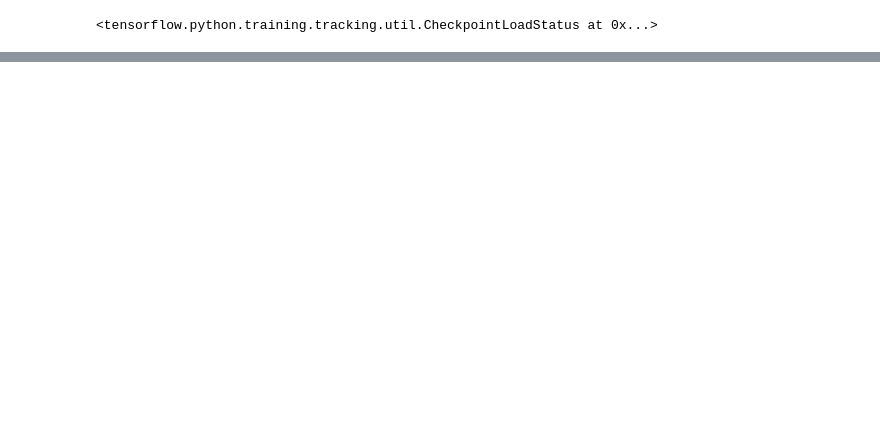
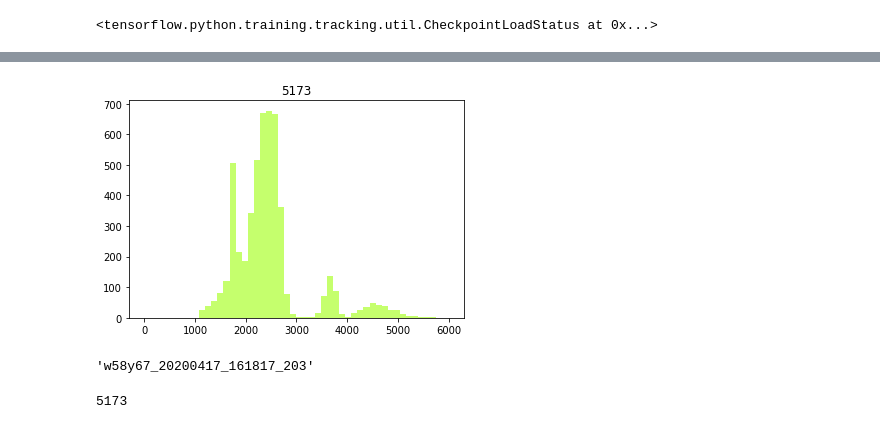
Before and after one commit to yebiny/Songbird-clusturing, a Jupyter notebook: 4-TSNE.ipynb, the cells around one changed output, grey strips where cells are left out. Cells and saved outputs as stored; diff of their text form; code cells hidden in the pictures; blank space fills up the shorter version.

```diff
--- a/4-TSNE.ipynb
+++ b/4-TSNE.ipynb
@@ -86,0 +9,2 @@ array([[[ 71,  44, 123],
+# %%
+load_dir = 'train_result/train_5/'
@@ -243,0 +121,16 @@ plot_group(x_test, y_pred, idx, save = save_path)
+# %%
+plt.title( len(y_test))
+plt.hist(y_test[:,2], range=(0,6000), bins=50, color = c_base, alpha=0.7)
+plt.savefig('%s/lenth'%load_dir)
+plt.show()
+# %% [output]
+[figure, added]
+# %%
+idx = 0
+y_name[y_test[:,0][idx]]
+# %% [output]
+'w58y67_20200417_161817_203'
+# %%
+suml
+# %% [output]
+5173
```
Also changed, not shown: parts of 25 cells of this notebook, 4 other files.
